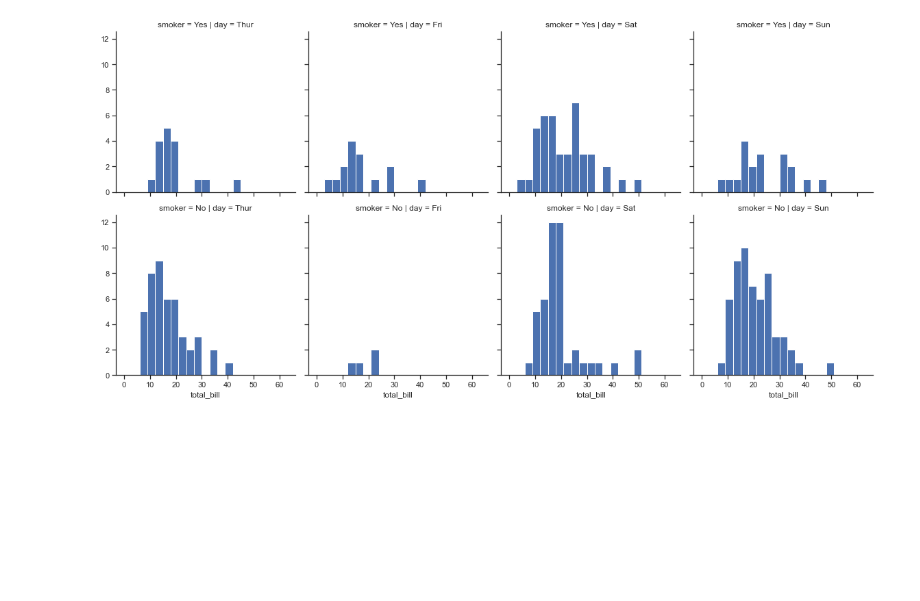
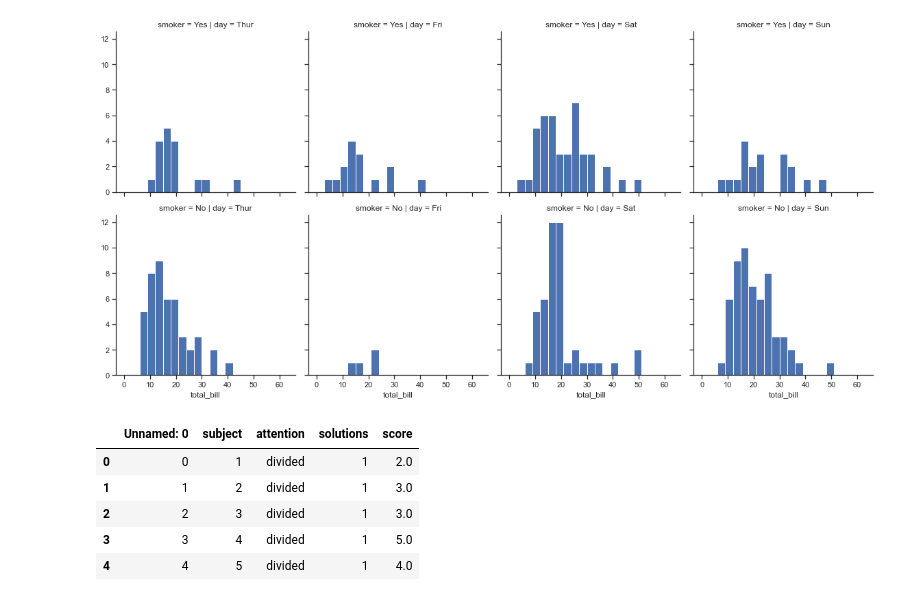
Before and after one commit to anandmukul1701/Data_Science, a Jupyter notebook: Applied AI/M2 - EDA & Data Vizualisation/Live Session Notebooks/Code Walkthrough live.ipynb, the cells around one changed output. Saved outputs shown, nothing was run; the diff lists cells and outputs as text; code cells hidden in the pictures; blank space fills up the shorter version.

```diff
--- a/Applied AI/M2 - EDA & Data Vizualisation/Live Session Notebooks/Code Walkthrough live.ipynb
+++ b/Applied AI/M2 - EDA & Data Vizualisation/Live Session Notebooks/Code Walkthrough live.ipynb
@@ -143,3 +143,14 @@ g = sns.FacetGrid(tips, col='day', row='smoker' ,height=4)
 # %% [output]
 <seaborn.axisgrid.FacetGrid at 0x...>
 [figure]
+# %%
+att = sns.load_dataset('attention')
+
+att.head()
+# %% [output]
+|  | Unnamed: 0 | subject | attention | solutions | score |
+| 0 | 0 | 1 | divided | 1 | 2.0 |
+| 1 | 1 | 2 | divided | 1 | 3.0 |
+| 2 | 2 | 3 | divided | 1 | 3.0 |
+| 3 | 3 | 4 | divided | 1 | 5.0 |
+| 4 | 4 | 5 | divided | 1 | 4.0 |
```
Also changed, not shown: parts of 1 cell of this notebook.
